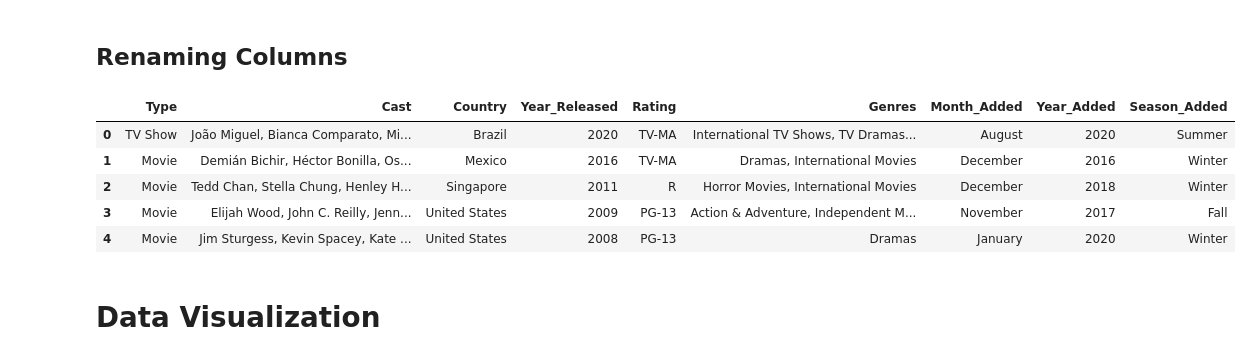
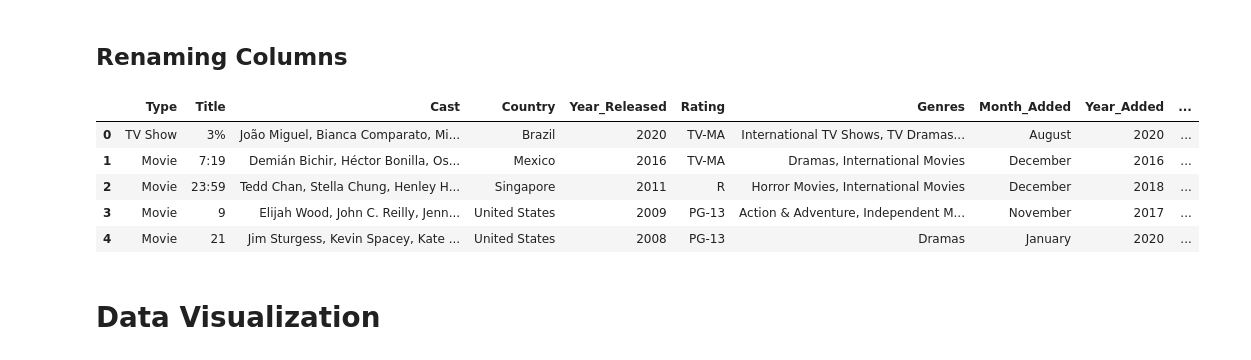
Before and after one commit to kimurarh/netflix-analysis, a Jupyter notebook: Netflix-Analysis.ipynb, the cells around one changed output. Drawn from its saved outputs; the diff is of its cells as text; code cells hidden in the pictures.

```diff
--- a/Netflix-Analysis.ipynb
+++ b/Netflix-Analysis.ipynb
@@ -181,6 +186,6 @@ netflix.head()
 | 3 | s4 | Movie | 9 | Elijah Wood, John C. Reilly, Jenn... | United States | November 16, 2017 | 2009 | PG-13 | 80 min | Action & Adventure, Independent M... | ... |
 | 4 | s5 | Movie | 21 | Jim Sturgess, Kevin Spacey, Kate ... | United States | January 1, 2020 | 2008 | PG-13 | 123 min | Dramas | ... |
 # %%
-netflix.drop(['show_id', 'title', 'duration', 'description', ], axis = 1, inplace = True)
+netflix.drop(['show_id', 'duration', 'description'], axis = 1, inplace = True)
 netflix.columns
 # %% [output]
@@ -212,19 +217,20 @@ netflix.drop(['date_added'], axis = 1, inplace = True)
 ## Renaming Columns
 # %%
 netflix.rename(columns={'type': 'Type',
+                        'title': 'Title',
                         'cast': 'Cast',
                         'country': 'Country',
                         'release_year': 'Year_Released',
                         'rating': 'Rating',
                         'listed_in': 'Genres'}, inplace = True)
 netflix.head()
 # %% [output]
-|  | Type | Cast | Country | Year_Released | Rating | Genres | Month_Added | Year_Added | Season_Added |
-| 0 | TV Show | João Miguel, Bianca Comparato, Mi... | Brazil | 2020 | TV-MA | International TV Shows, TV Dramas... | August | 2020 | Summer |
-| 1 | Movie | Demián Bichir, Héctor Bonilla, Os... | Mexico | 2016 | TV-MA | Dramas, International Movies | December | 2016 | Winter |
-| 2 | Movie | Tedd Chan, Stella Chung, Henley H... | Singapore | 2011 | R | Horror Movies, International Movies | December | 2018 | Winter |
-| 3 | Movie | Elijah Wood, John C. Reilly, Jenn... | United States | 2009 | PG-13 | Action & Adventure, Independent M... | November | 2017 | Fall |
-| 4 | Movie | Jim Sturgess, Kevin Spacey, Kate ... | United States | 2008 | PG-13 | Dramas | January | 2020 | Winter |
+|  | Type | Title | Cast | Country | Year_Released | Rating | Genres | Month_Added | Year_Added | ... |
+| 0 | TV Show | 3% | João Miguel, Bianca Comparato, Mi... | Brazil | 2020 | TV-MA | International TV Shows, TV Dramas... | August | 2020 | ... |
+| 1 | Movie | 7:19 | Demián Bichir, Héctor Bonilla, Os... | Mexico | 2016 | TV-MA | Dramas, International Movies | December | 2016 | ... |
+| 2 | Movie | 23:59 | Tedd Chan, Stella Chung, Henley H... | Singapore | 2011 | R | Horror Movies, International Movies | December | 2018 | ... |
+| 3 | Movie | 9 | Elijah Wood, John C. Reilly, Jenn... | United States | 2009 | PG-13 | Action & Adventure, Independent M... | November | 2017 | ... |
+| 4 | Movie | 21 | Jim Sturgess, Kevin Spacey, Kate ... | United States | 2008 | PG-13 | Dramas | January | 2020 | ... |
 # %% [markdown]
 # Data Visualization
 # %%
```
Also changed, not shown: parts of 11 cells of this notebook, 1 other file.
